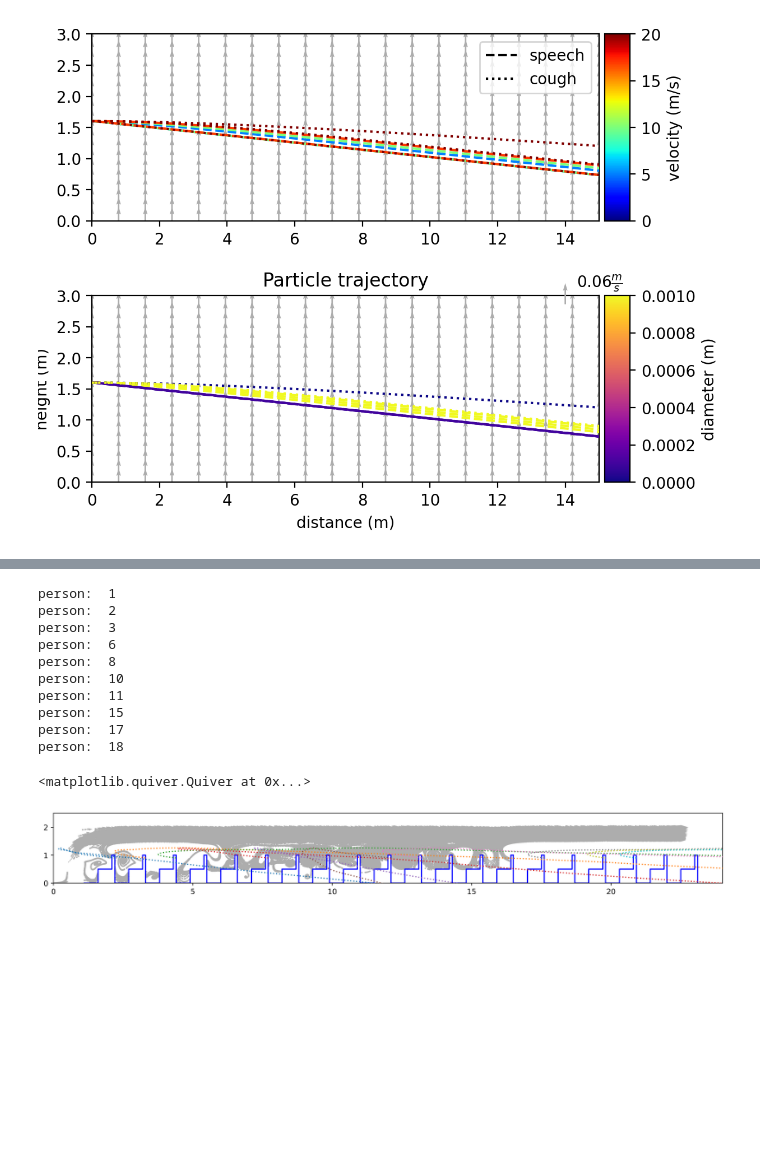
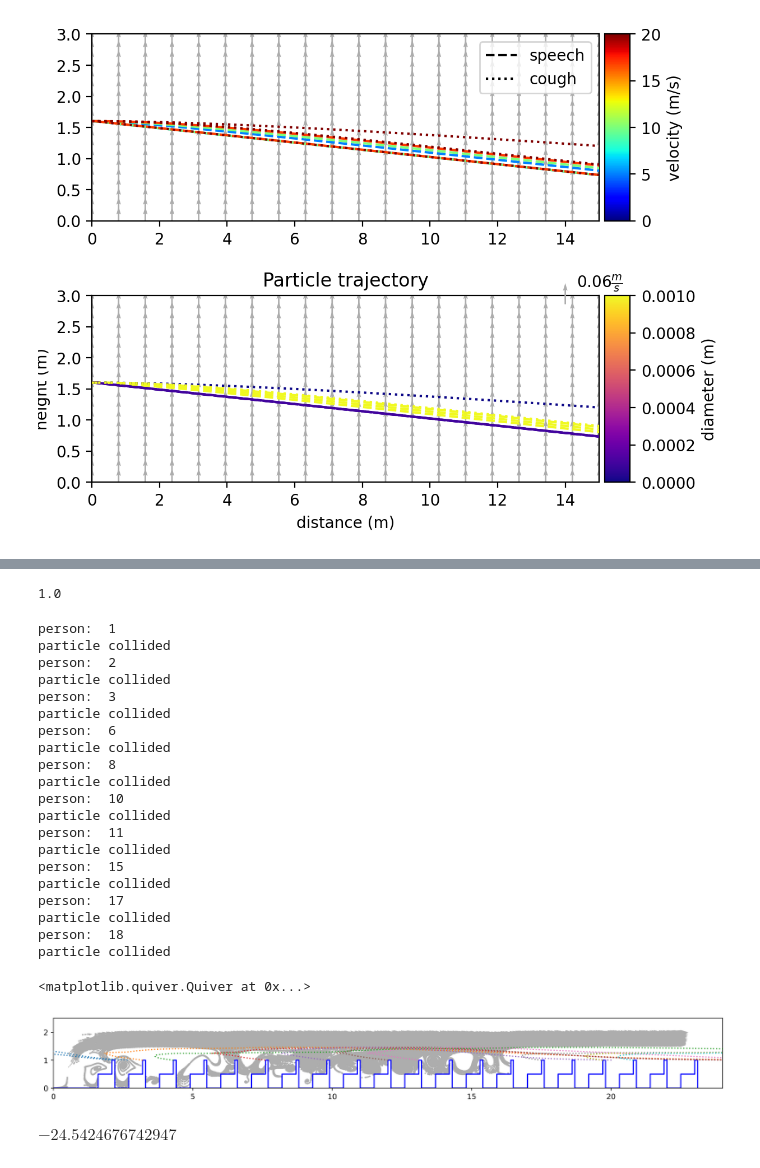
Before and after one commit to larsnolden/particle_trajectory, a Jupyter notebook: trajectory.ipynb, the cells around one changed output, grey strips where cells are left out. Drawn from its saved outputs; the diff is of its cells as text; code cells hidden in the pictures; blank space fills up the shorter version.

Commit message:
add collision detection

```diff
--- a/trajectory.ipynb
+++ b/trajectory.ipynb
@@ -341,58 +387,89 @@ simulations_train= [
     }
 ]
 # %%
-def plot_train(ax, number_of_seats):
+def build_train_coordinates(number_of_seats):
     # plot the train interior walls
-    x = []
-    y = []
+    x = [0]
+    y = [0]
     for i in range(number_of_seats):
         seat_n = i+1
         shift_x = (seat_n*1.1)
         x.extend([0+shift_x, 0.5+shift_x, 0.5+shift_x, 1+shift_x, 1+shift_x, 1.1+shift_x, 1.1+shift_x])
         y.extend([0, 0, 0.5, 0.5, 1, 1, 0])
-    ax.plot(x,y, color='blue')
+    return [x, y]
+# %%
+def collision_detection(train, pos):
+    y = train.iloc[(train['x_train']-12).abs().argsort()[:1]]['y_train'].values[0]
+    if(y >= pos[1]):
+        return True
+    return False
+# %%
+[x_train, y_train] = build_train_coordinates(10)
+train =  pd.DataFrame({'x_train': x_train, 'y_train': y_train})
+collision_detection_initialised = collision_detection_init(x_train, y_train)
+neighbours = find_neighbours(1.2, train, 'x_train')
+y = train.iloc[neighbours[0]]['y_train']
+# %% [output]
+1.0
+# %%
+def collision_detection_init(x_train, y_train):
+    train = pd.DataFrame({'x_train': x_train, 'y_train': y_train})
+    return lambda pos: collision_detection(train, pos)
 # %%
-experiment_time = 5
+experiment_time = 1
 delta_t = 0.01
 total_seats = 20
-exhalation_height = 0.9
+exhalation_height = 1
 
 fig, ax = plt.subplots(figsize=(16,5))
 fig.set_dpi(400)
 ax.set_xlim([0, 24])
 ax.set_ylim([0, 2.5])
 ax.set_aspect('equal', adjustable='box')
-plot_train(ax, total_seats)
+[x_train, y_train] = build_train_coordinates(total_seats)
+ax.plot(x_train,y_train, color='blue')
+collision_detection_initialised = collision_detection_init(x_train, y_train)
+
 
 def air_velocity_field(pos):
     # find the closest available position from the openFoam data
     u_x = stream_traces_i.iloc[(stream_traces_i['Points:0']-pos[0]).abs().argsort()[:1]]['U:0'].values[0]
     u_y = stream_traces_i.iloc[(stream_traces_i['Points:1']-pos[1]).abs().argsort()[:1]]['U:1'].values[0]
     return [u_x, u_y]
 
 for simulation in simulations_train:
     for particle_diameter in simulation['d']:
         print('person: ', simulation['person'])
-        x_exhaling = 1.1+1.1*simulation['person']
+        x_exhaling = 1.1-0.1+1.1*simulation['person'] # person width is 0.1 otherwise we have instantaneous collision
         pos_init = [x_exhaling, exhalation_height]
-        res = particle_simulation(particle_diameter, simulation['v'], pos_init, experiment_time, delta_t, air_velocity_field)
+        res = particle_simulation(particle_diameter, simulation['v'], pos_init, experiment_time, delta_t, air_velocity_field, None, collision_detection_initialised)
         # extract axes from position list
         pos_x = list(map(lambda xy: xy[0], res['pos']))
         pos_y = list(map(lambda xy: xy[1], res['pos']))
         ax.plot(pos_x, pos_y, linestyle='dashed' if simulation['type'] == 'speech' else 'dotted', zorder=100)
 
 ax.quiver(stream_traces_i['Points:0'], stream_traces_i['Points:1'], stream_traces_i['U:0'], stream_traces_i['U:1'], color='#adadad', zorder=0)
 # %% [output]
 person:  1
+particle collided
 person:  2
+particle collided
 person:  3
+particle collided
 person:  6
+particle collided
 person:  8
+particle collided
 person:  10
+particle collided
 person:  11
+particle collided
 person:  15
+particle collided
 person:  17
+particle collided
 person:  18
+particle collided
 <matplotlib.quiver.Quiver at 0x...>
-[figure, old version]
+[figure, new version]
 # %%
@@ -425,0 +494,4 @@ def unsteady_air_velocity_field(pos, t):
+# %%
+diameter_change_due_to_evaporation(2, 10e-6, 100e3, 1)/10e-6 #percent change
+# %% [output]
+$\displaystyle -24.5424676742947$
```
Also changed, not shown: parts of 9 cells of this notebook.
